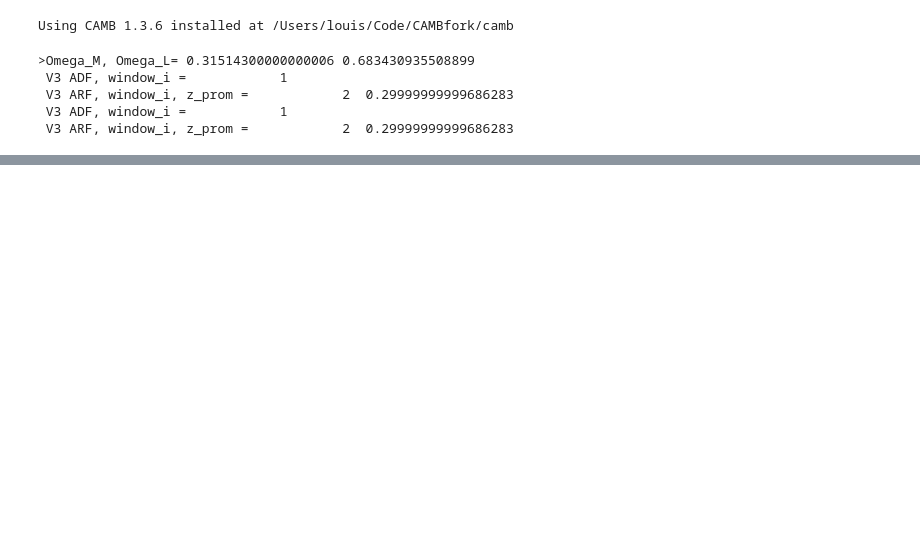
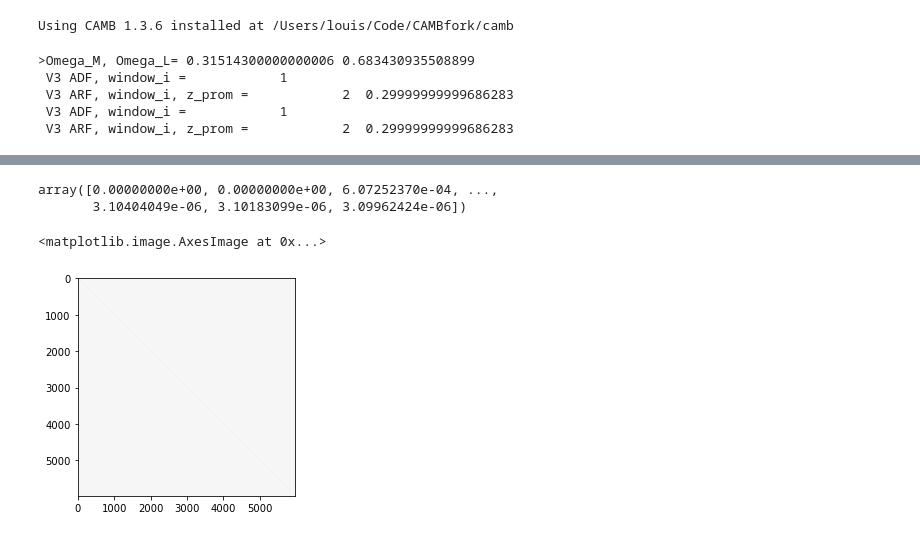
Before and after one commit to louisl3grand/CAMB, a Jupyter notebook: notebooks/Test_arf.ipynb, the cells around one changed output, grey strips where cells are left out. Drawn from its saved outputs; the diff is of its cells as text; code cells hidden in the pictures; blank space fills up the shorter version.

```diff
--- a/notebooks/Test_arf.ipynb
+++ b/notebooks/Test_arf.ipynb
@@ -76,0 +145,4 @@ ax1[1].set_title('ARF, $z=$%.2f, $\sigma_z=$%.2f'%(zobs[0],sgzar[0])) ; ax1[1].l
+# %%
+# Cls to use in the Fisher matrix
+
+cl_keys = ['W1xW1', 'W1xW2', 'W2xW2']
@@ -76,0 +151,8 @@ ax1[1].set_title('ARF, $z=$%.2f, $\sigma_z=$%.2f'%(zobs[0],sgzar[0])) ; ax1[1].l
+# %%
+# Fiducial Cls
+pars.set_cosmology(H0=fiducials['H0'], ombh2=fiducials['ombh2'], omch2=fiducials['omch2'], mnu=fiducials['mnu'], omk=fiducials['omk'], tau=fiducials['tau'])
+
+pars.InitPower.set_params(As=fiducials['As'], ns=fiducials['ns'], r=0)
+results = camb.get_results(pars)
+
+cls_fid = results.get_cmb_unlensed_scalar_array_dict(raw_cl=True)
@@ -76,0 +162,5 @@ ax1[1].set_title('ARF, $z=$%.2f, $\sigma_z=$%.2f'%(zobs[0],sgzar[0])) ; ax1[1].l
+# %%
+lmin = 10
+
+ells = np.arange(lmin, lmax)
+dell = np.ones_like(ells)
@@ -76,0 +187,5 @@ ax1[1].set_title('ARF, $z=$%.2f, $\sigma_z=$%.2f'%(zobs[0],sgzar[0])) ; ax1[1].l
+# %%
+cls_fid[key]
+# %% [output]
+array([0.00000000e+00, 0.00000000e+00, 6.07252370e-04, ...,
+       3.10404049e-06, 3.10183099e-06, 3.09962424e-06])
@@ -76,0 +250,12 @@ ax1[1].set_title('ARF, $z=$%.2f, $\sigma_z=$%.2f'%(zobs[0],sgzar[0])) ; ax1[1].l
+# %%
+def cov_to_corr(covariance):
+    v = np.sqrt(np.diag(covariance))
+    outer_v = np.outer(v, v)
+    correlation = covariance / outer_v
+    correlation[covariance == 0] = 0
+    return correlation
+# %%
+plt.imshow(cov_to_corr(covmat), cmap='RdBu', vmin=-1, vmax=1)
+# %% [output]
+<matplotlib.image.AxesImage at 0x...>
+[figure, added]
```
Also changed, not shown: parts of 24 cells of this notebook, 5 other files.
